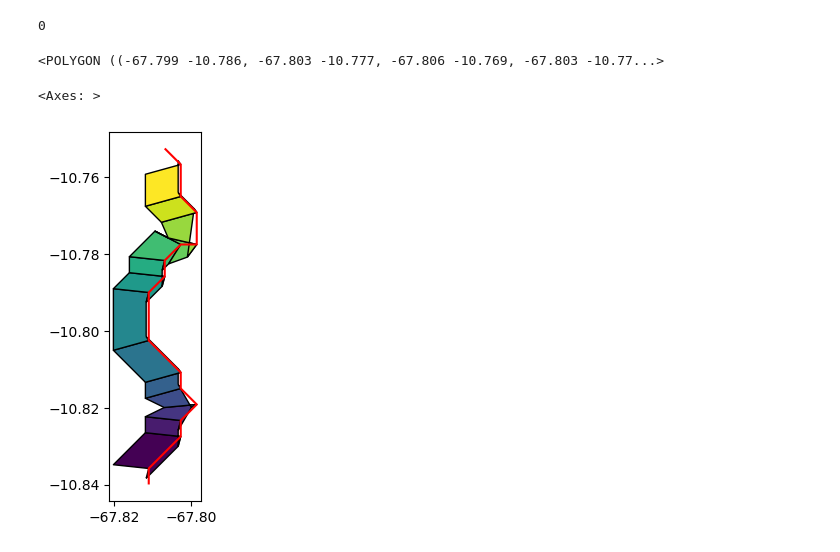
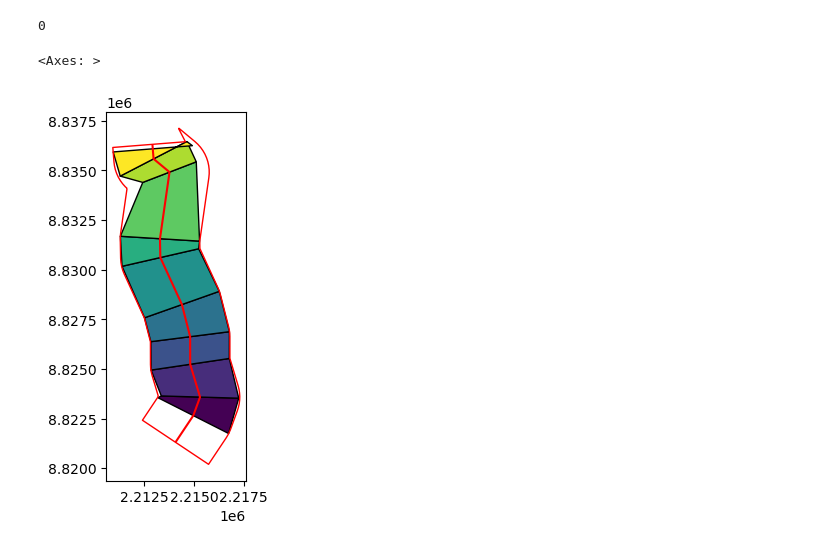
Before and after one commit to felixschulz385/Masterthesis, a Jupyter notebook: code/experiments/tests.ipynb, the cells around one changed output. Drawn from its saved outputs; the diff is of its cells as text; code cells hidden in the pictures.

```diff
--- a/code/experiments/tests.ipynb
+++ b/code/experiments/tests.ipynb
@@ -1,6 +1,7 @@
 # %%
 import sqlite3
 import shapely
+import numpy as np
 import pandas as pd
 import geopandas as gpd
 
@@ -18,4 +19,4 @@ conn.close()
 i = 525
 
 rivers = gpd.read_feather("/pfs/work7/workspace/scratch/tu_zxobe27-master_thesis/data/misc/msc_rivers.feather")
-rivers_subset = gpd.clip(rivers, grid_data.to_crs(4326).geometry.iloc[i])
+rivers_subset = gpd.clip(rivers.to_crs(5641), grid_data.geometry.iloc[i])
@@ -22,6 +169,8 @@ rivers_subset = gpd.clip(rivers, grid_data.to_crs(4326).geometry.iloc[i])
 # %%
 import ctypes
 import numpy as np
+
+j = 23
 
 # Load the shared library
 lib = ctypes.CDLL('/pfs/work7/workspace/scratch/tu_zxobe27-master_thesis/code/analysis/deforestation_extract.so')
@@ -38,8 +187,8 @@ lib.calculatePolygons.argtypes = [
 lib.calculatePolygons.restype = None
 
 # Define the input data
-X, Y = np.array(rivers_subset.geometry.iloc[2].coords.xy, dtype = np.double)
-distance = .005
+X, Y = np.array(rivers_subset.geometry.iloc[j].coords.xy, dtype = np.double)
+distance = 1000
 N = len(X)
 
 # Call the C++ function
@@ -70,10 +217,8 @@ test_series = gpd.GeoSeries(test).reset_index()
-# %%
-test_series.geometry.iloc[-4]
-# %% [output]
-<POLYGON ((-67.799 -10.786, -67.803 -10.777, -67.806 -10.769, -67.803 -10.77...>
 # %%
-ax = rivers_subset.iloc[[2]].plot(color = "red")
+test_series = gpd.GeoSeries(test).reset_index()
+ax = rivers_subset.iloc[[j]].plot(color = "red")
 test_series.plot(ax = ax, edgecolor = "black", column = "index")
+rivers_subset.iloc[[j]].buffer(2 * 1000, cap_style = "flat").plot(edgecolor = "red", color = "none", ax = ax)
 # %% [output]
 <Axes: >
-[figure, old version]
+[figure, new version]
```
Also changed, not shown: parts of 15 cells of this notebook, 6 other files.
